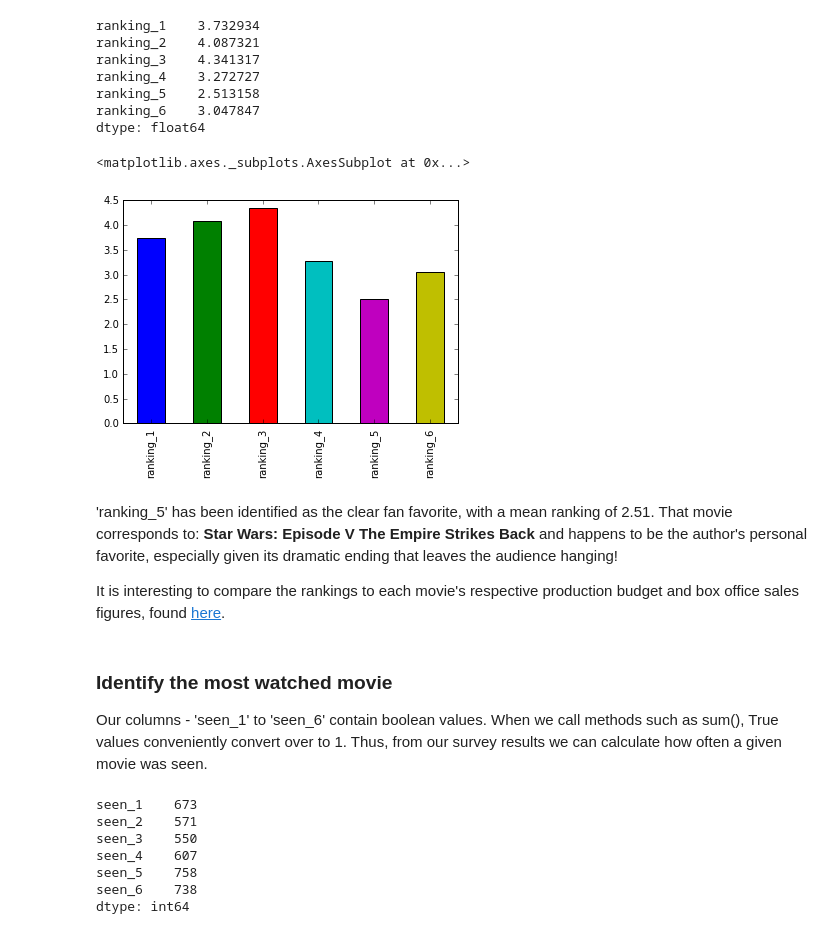
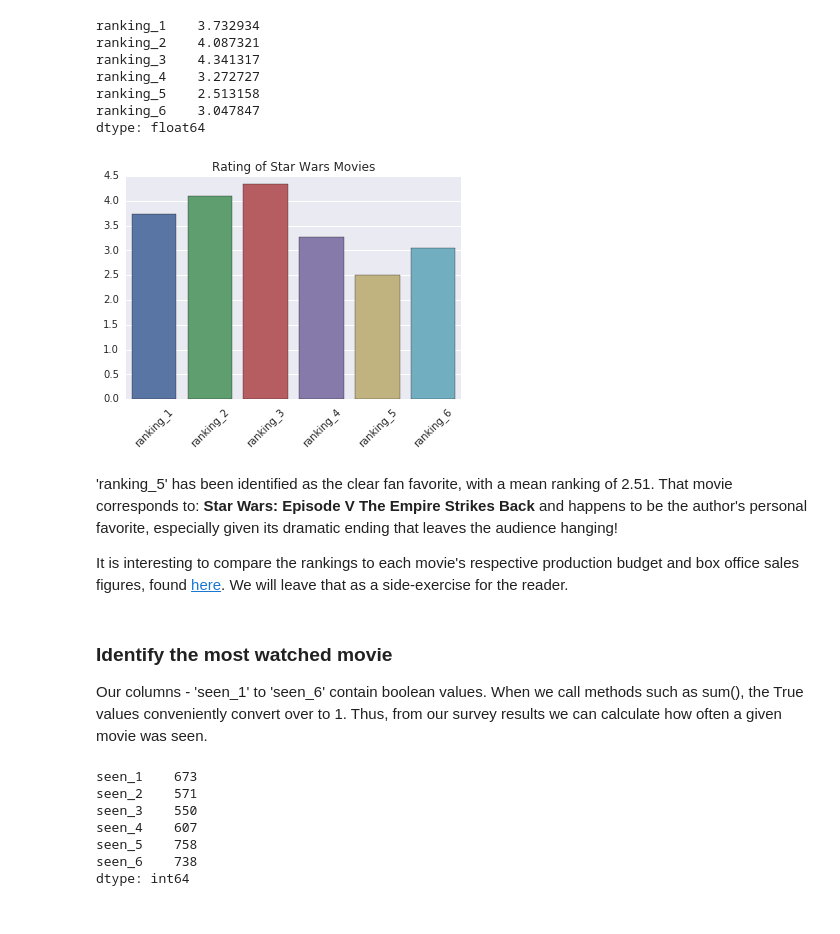
Before and after one commit to michaelwahlin/star-wars-survey, a Jupyter notebook: Basics.ipynb, the cells around one changed output. Saved outputs shown, nothing was run; the diff lists cells and outputs as text; code cells hidden in the pictures.

```diff
--- a/Basics.ipynb
+++ b/Basics.ipynb
@@ -16,6 +16,10 @@ For this project we will clean and encode the "star_wars.csv" dataset. We will t
 import pandas as pd
 import numpy as np
 import matplotlib.pyplot as plt
+import seaborn as sns
+import warnings
+warnings.simplefilter(action='ignore', category=FutureWarning)
+sns.set(style='darkgrid')
 %matplotlib inline
 star_wars = pd.read_csv("star_wars.csv", encoding="ISO-8859-1")
 # %%
@@ -370,18 +376,20 @@ ranking_4    3.272727
 ranking_5    2.513158
 ranking_6    3.047847
 dtype: float64
-# %%
-mean_rank.plot(kind='bar')
-# %% [output]
-<matplotlib.axes._subplots.AxesSubplot at 0x...>
-[figure, removed]
+# %%
+ax = sns.barplot(x=mean_rank.index, y=mean_rank.values)
+ax.set_title('Rating of Star Wars Movies')
+plt.xticks(rotation=45)
+plt.show()
+# %% [output]
+[figure, added]
 # %% [markdown]
 'ranking_5' has been identified as the clear fan favorite, with a mean ranking of 2.51.  That movie corresponds to: **Star Wars: Episode V The Empire Strikes Back** and happens to be the author's personal favorite, especially given its dramatic ending that leaves the audience hanging!
 
-It is interesting to compare the rankings to each movie's respective production budget and box office sales figures, found [here](https://www.the-numbers.com/movies/franchise/Star-Wars#tab=summary).
+It is interesting to compare the rankings to each movie's respective production budget and box office sales figures, found [here](https://www.the-numbers.com/movies/franchise/Star-Wars#tab=summary). We will leave that as a side-exercise for the reader.
 # %% [markdown]
 ### Identify the most watched movie
-Our columns - 'seen_1' to 'seen_6' contain boolean values. When we call methods such as sum(), True values conveniently convert over to 1. Thus, from our survey results we can calculate how often a given movie was seen.
+Our columns - 'seen_1' to 'seen_6' contain boolean values. When we call methods such as sum(), the True values conveniently convert over to 1. Thus, from our survey results we can calculate how often a given movie was seen.
 # %%
 movie_seen_count = star_wars[star_wars.columns[3:9]].sum()
 movie_seen_count
```
Also changed, not shown: parts of 23 cells of this notebook.
